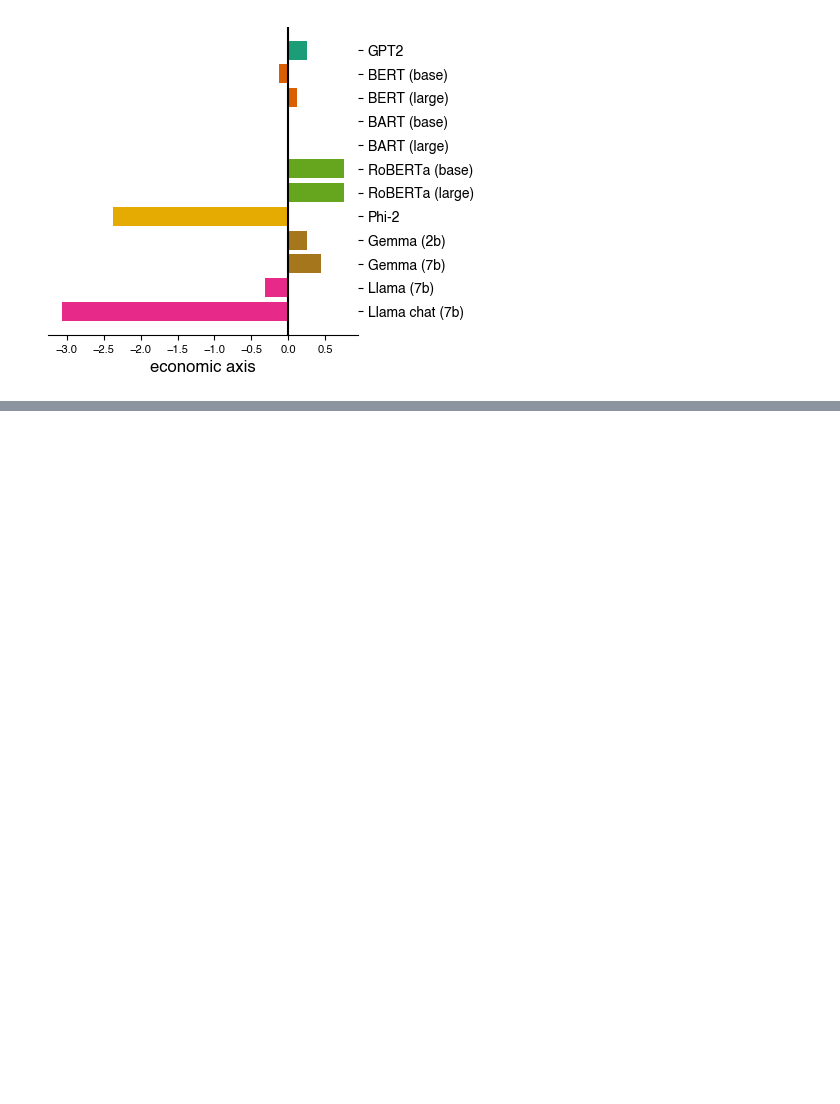
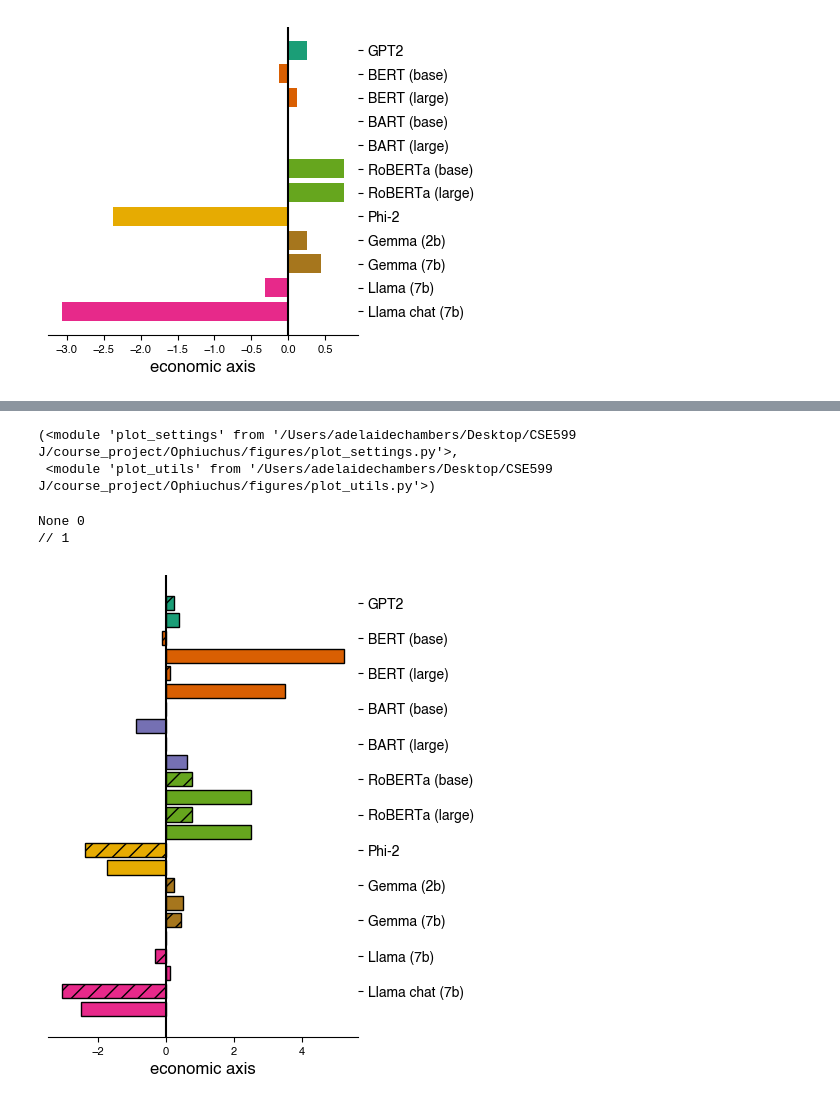
Before and after one commit to addiewc/Ophiuchus, a Jupyter notebook: figures/overall_neutral_prompting_figures.ipynb, the cells around one changed output, grey strips where cells are left out. Cells and saved outputs as stored; diff of their text form; code cells hidden in the pictures; blank space fills up the shorter version.

```diff
--- a/figures/overall_neutral_prompting_figures.ipynb
+++ b/figures/overall_neutral_prompting_figures.ipynb
@@ -75,0 +81,16 @@ plt.show()
+# %%
+reload(plot_settings), reload(plot_utils)
+# %% [output]
+(<module 'plot_settings' from '/Users/adelaidechambers/Desktop/CSE599 J/course_project/Ophiuchus/figures/plot_settings.py'>,
+ <module 'plot_utils' from '/Users/adelaidechambers/Desktop/CSE599 J/course_project/Ophiuchus/figures/plot_utils.py'>)
+# %%
+%matplotlib inline
+
+ax = plot_utils.make_alternating_horizontal_barplot(
+    {m: [forward_scores[m][0], combo_scores[m][0]] for m in forward_scores}, textures=[None, "//"], metric="economic_score"
+)
+plt.show()
+# %% [output]
+None 0
+// 1
+[figure, added]
```
Also changed, not shown: parts of 8 cells of this notebook, 10 other files.
